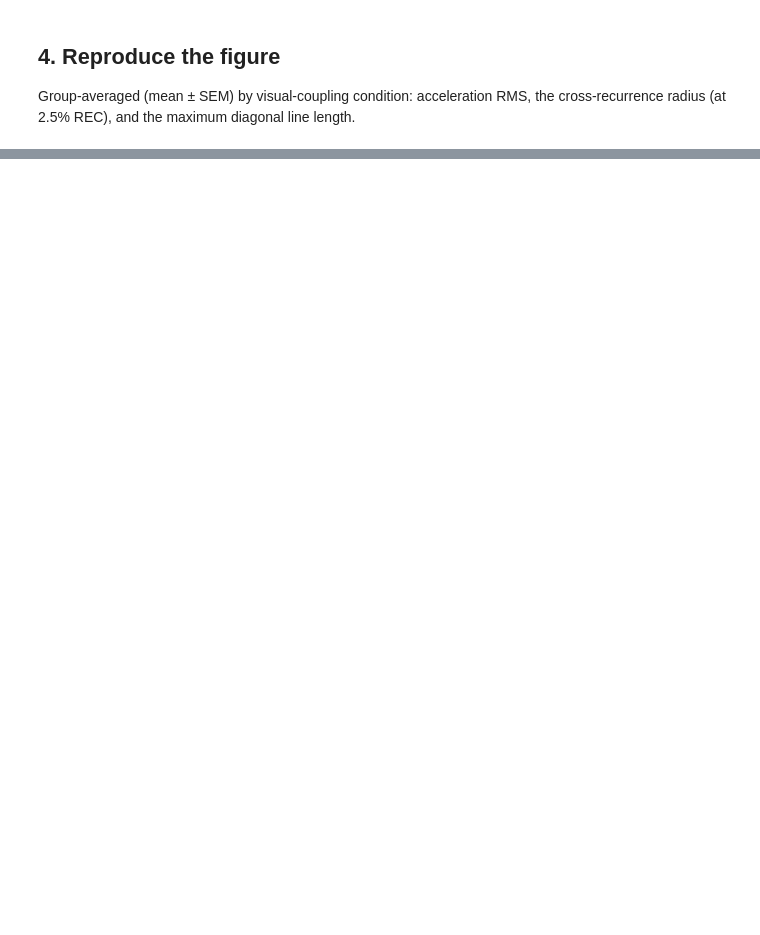
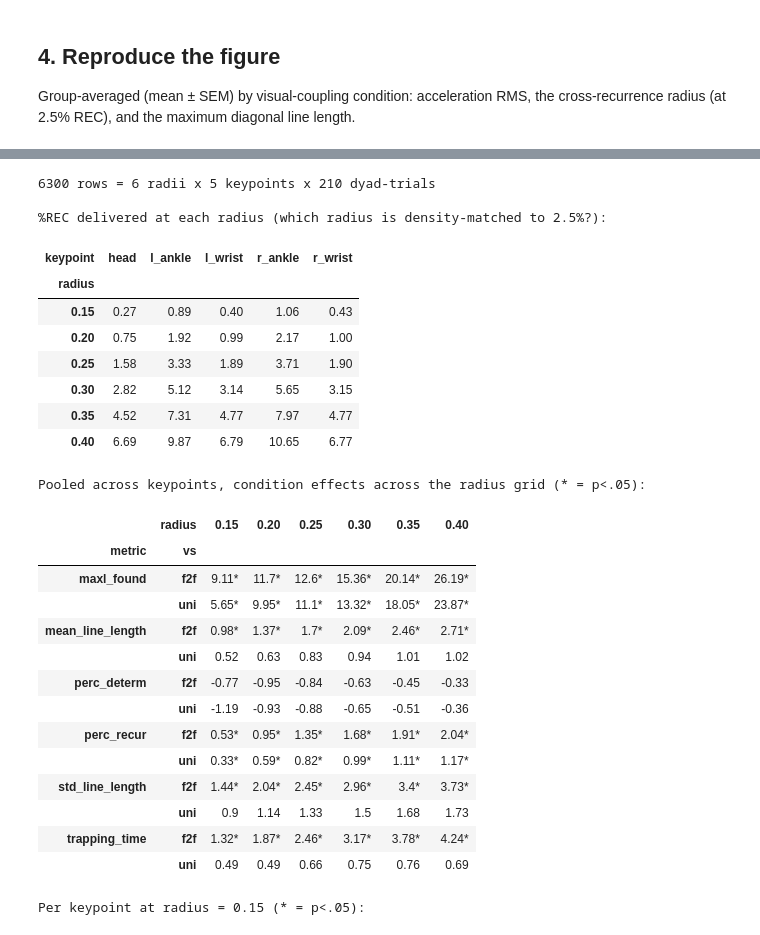
Before and after one commit to MInD-Laboratory/Pose-Dynamics, a Jupyter notebook: notebooks/case3_mirror_game_reproduction.ipynb, the cells around one changed output, grey strips where cells are left out. Saved outputs shown, nothing was run; the diff lists cells and outputs as text; code cells hidden in the pictures; blank space fills up the shorter version.

```diff
--- a/notebooks/case3_mirror_game_reproduction.ipynb
+++ b/notebooks/case3_mirror_game_reproduction.ipynb
@@ -155,0 +572,76 @@ plot_principal_movements(model, n_kp, n_pms=14);
+# %%
+from pose_dynamics.case_studies.mirror_game import run_crqa_radius_sweep
+
+kp = run_crqa_radius_sweep(DATA_DIR, CONDITIONS_CSV, pairs=pairs, progress=False)
+kp.to_csv("mirror_case3_crqa_keypoint_sweep.csv", index=False)
+print(f"{len(kp)} rows = {kp['radius'].nunique()} radii x {kp['keypoint'].nunique()} keypoints "
+      f"x {len(kp) // (kp['radius'].nunique() * kp['keypoint'].nunique())} dyad-trials")
+
+print("\n%REC delivered at each radius (which radius is density-matched to 2.5%?):")
+display(kp.pivot_table(index="radius", columns="keypoint", values="perc_recur",
+                       observed=True).round(2))
+
+# (a) pooled across keypoints, across the grid
+pool_rows = []
+for r, g in kp.groupby("radius"):
+    agg = g.groupby(["pair", "trial", "condition"], observed=True)[
+        ["perc_recur", "perc_determ", "maxl_found", "mean_line_length",
+         "std_line_length", "trapping_time"]].mean().reset_index()
+    for metric in ["perc_recur", "perc_determ", "maxl_found", "mean_line_length",
+                   "std_line_length", "trapping_time"]:
+        m = smf.mixedlm(f"{metric} ~ C(condition, Treatment('b2b')) + trial",
+                        agg, groups=agg["pair"]).fit()
+        for term, label in [("C(condition, Treatment('b2b'))[T.uni]", "uni"),
+                            ("C(condition, Treatment('b2b'))[T.f2f]", "f2f")]:
+            pool_rows.append({"radius": r, "metric": metric, "vs": label,
+                              "beta": m.params[term], "p": m.pvalues[term]})
+pool = pd.DataFrame(pool_rows)
+pool["cell"] = pool.beta.round(2).astype(str) + np.where(pool.p < .05, "*", "")
+print("\nPooled across keypoints, condition effects across the radius grid (* = p<.05):")
+display(pool.pivot_table(index=["metric", "vs"], columns="radius", values="cell",
+                         aggfunc="first", observed=True))
+
+# (b) per keypoint, at the primary radius
+kp_rows = []
+for (name, r), g in kp[kp.radius == 0.15].groupby(["keypoint", "radius"], observed=True):
+    for metric in ["perc_recur", "perc_determ", "maxl_found", "mean_line_length",
+                   "std_line_length", "trapping_time"]:
+        m = smf.mixedlm(f"{metric} ~ C(condition, Treatment('b2b')) + trial",
+                        g, groups=g["pair"]).fit()
+        for term, label in [("C(condition, Treatment('b2b'))[T.uni]", "uni"),
+                            ("C(condition, Treatment('b2b'))[T.f2f]", "f2f")]:
+            kp_rows.append({"keypoint": name, "metric": metric, "vs": label,
+                            "beta": m.params[term], "SE": m.bse[term], "p": m.pvalues[term]})
+per_kp = pd.DataFrame(kp_rows)
+per_kp["cell"] = per_kp.beta.round(2).astype(str) + np.where(per_kp.p < .05, "*", "")
+print("\nPer keypoint at radius = 0.15 (* = p<.05):")
+display(per_kp.pivot_table(index=["metric", "vs"], columns="keypoint", values="cell",
+                           aggfunc="first", observed=True))
+# %% [output]
+6300 rows = 6 radii x 5 keypoints x 210 dyad-trials
+
+%REC delivered at each radius (which radius is density-matched to 2.5%?):
+| keypoint | head | l_ankle | l_wrist | r_ankle | r_wrist |
+| radius |  |  |  |  |  |
+| 0.15 | 0.27 | 0.89 | 0.40 | 1.06 | 0.43 |
+| 0.20 | 0.75 | 1.92 | 0.99 | 2.17 | 1.00 |
+| 0.25 | 1.58 | 3.33 | 1.89 | 3.71 | 1.90 |
+| 0.30 | 2.82 | 5.12 | 3.14 | 5.65 | 3.15 |
+| 0.35 | 4.52 | 7.31 | 4.77 | 7.97 | 4.77 |
+| 0.40 | 6.69 | 9.87 | 6.79 | 10.65 | 6.77 |
+Pooled across keypoints, condition effects across the radius grid (* = p<.05):
+|  | radius | 0.15 | 0.20 | 0.25 | 0.30 | 0.35 | 0.40 |
+| metric | vs |  |  |  |  |  |  |
+| maxl_found | f2f | 9.11* | 11.7* | 12.6* | 15.36* | 20.14* | 26.19* |
+|  | uni | 5.65* | 9.95* | 11.1* | 13.32* | 18.05* | 23.87* |
+| mean_line_length | f2f | 0.98* | 1.37* | 1.7* | 2.09* | 2.46* | 2.71* |
+|  | uni | 0.52 | 0.63 | 0.83 | 0.94 | 1.01 | 1.02 |
+| perc_determ | f2f | -0.77 | -0.95 | -0.84 | -0.63 | -0.45 | -0.33 |
+|  | uni | -1.19 | -0.93 | -0.88 | -0.65 | -0.51 | -0.36 |
+| perc_recur | f2f | 0.53* | 0.95* | 1.35* | 1.68* | 1.91* | 2.04* |
+|  | uni | 0.33* | 0.59* | 0.82* | 0.99* | 1.11* | 1.17* |
+| std_line_length | f2f | 1.44* | 2.04* | 2.45* | 2.96* | 3.4* | 3.73* |
+|  | uni | 0.9 | 1.14 | 1.33 | 1.5 | 1.68 | 1.73 |
+| trapping_time | f2f | 1.32* | 1.87* | 2.46* | 3.17* | 3.78* | 4.24* |
+|  | uni | 0.49 | 0.49 | 0.66 | 0.75 | 0.76 | 0.69 |
+Per keypoint at radius = 0.15 (* = p<.05):
```
Also changed, not shown: parts of 29 cells of this notebook.
